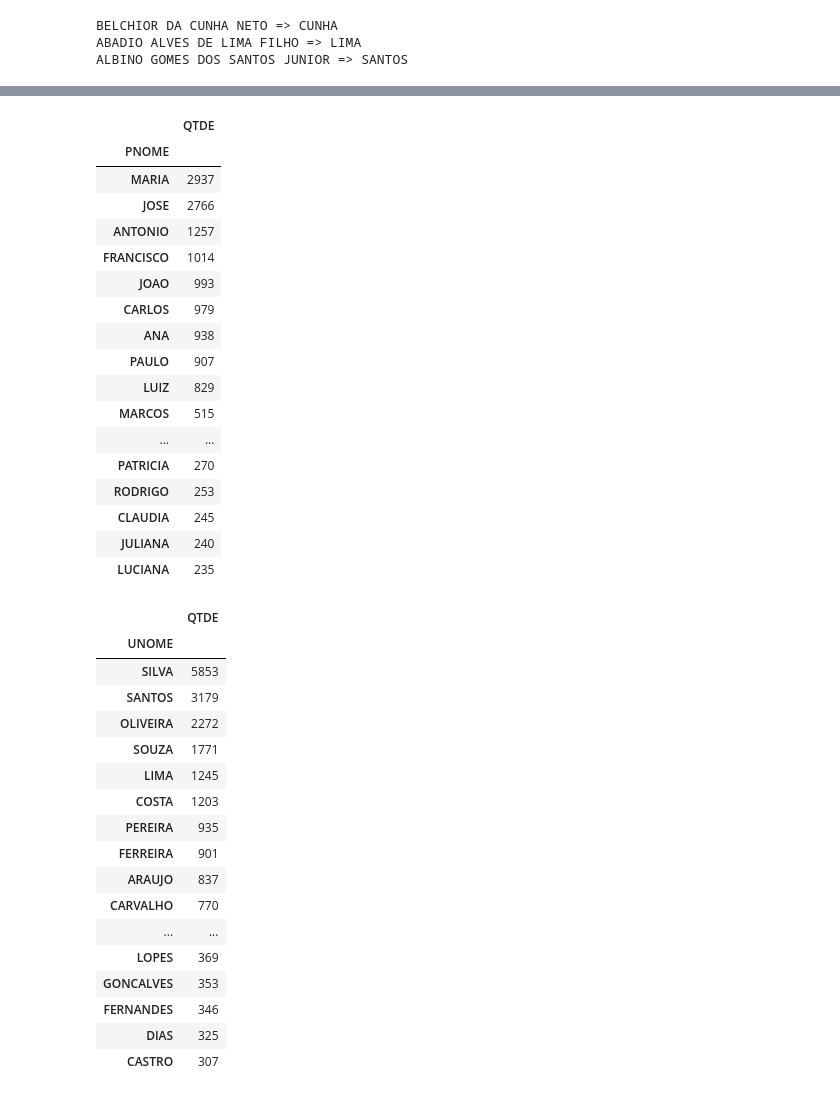
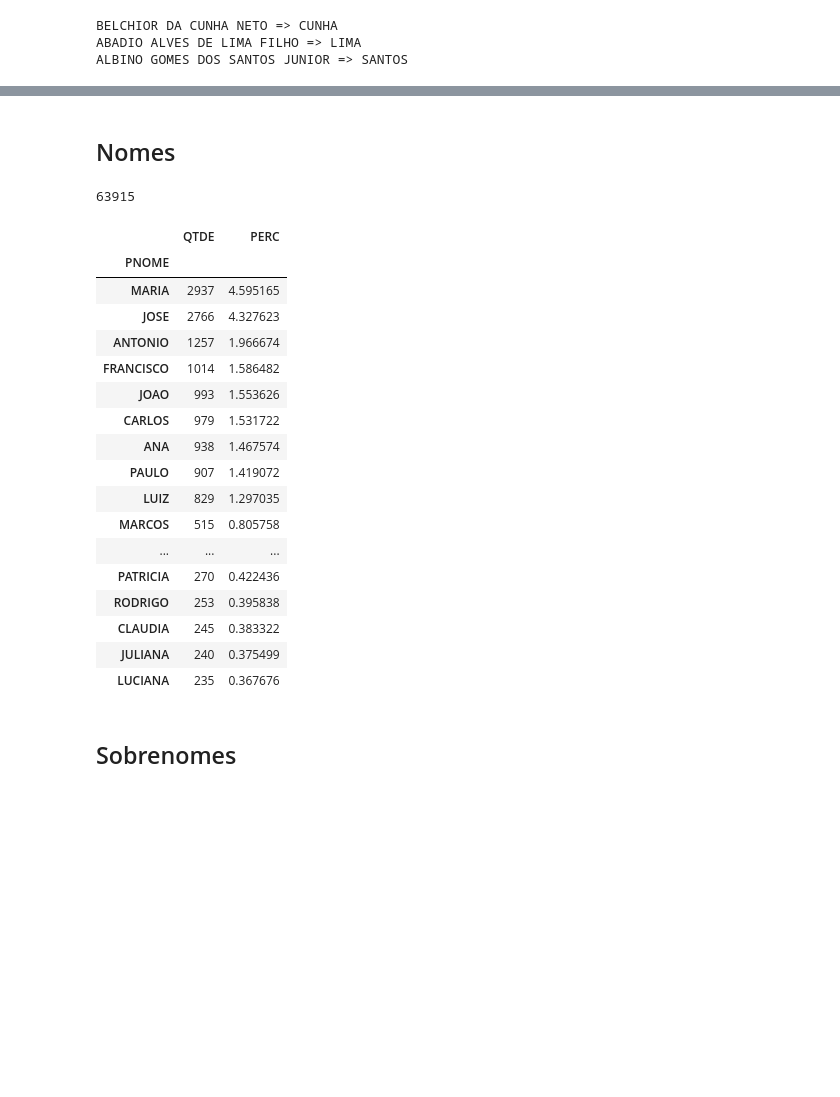
Before and after one commit to hjort/analise-pessoas-brasil, a Jupyter notebook: 41-analise-servidores-afastamento.ipynb, the cells around one changed output, grey strips where cells are left out. Cells and saved outputs as stored; diff of their text form; code cells hidden in the pictures; blank space fills up the shorter version.

```diff
--- a/41-analise-servidores-afastamento.ipynb
+++ b/41-analise-servidores-afastamento.ipynb
@@ -105,51 +105,42 @@ df_afasta.head(30)
 | 8808355 | ABEL MULLER DE OLIVEIRA | ABEL MULLER OLIVEIRA | ABEL | OLIVEIRA |
 | 8316428 | ABEL QUARESMA DE SOUZA | ABEL QUARESMA SOUZA | ABEL | SOUZA |
 | 6709750 | ABEL SOUZA DA MACENA | ABEL SOUZA MACENA | ABEL | MACENA |
+# %% [markdown]
+## Nomes
 # %%
 maiores_nomes = df_afasta[['PNOME', 'UNOME']].\
     groupby(['PNOME']).count().sort_values(['UNOME'], ascending=False)
 maiores_nomes.rename(columns={'UNOME': 'QTDE'}, inplace=True)
-maiores_nomes.head(30)
-# %% [output]
-|  | QTDE |
-| PNOME |  |
-| MARIA | 2937 |
-| JOSE | 2766 |
-| ANTONIO | 1257 |
-| FRANCISCO | 1014 |
-| JOAO | 993 |
-| CARLOS | 979 |
-| ANA | 938 |
-| PAULO | 907 |
-| LUIZ | 829 |
-| MARCOS | 515 |
-| ... | ... |
-| PATRICIA | 270 |
-| RODRIGO | 253 |
-| CLAUDIA | 245 |
-| JULIANA | 240 |
-| LUCIANA | 235 |
+# %%
+qtd_total = maiores_nomes['QTDE'].sum()
+qtd_total
+# %% [output]
+63915
+# %%
+maiores_nomes['PERC'] = maiores_nomes['QTDE'].apply(lambda x: x / qtd_total * 100.0)
+maiores_nomes.head(30)
+# %% [output]
+|  | QTDE | PERC |
+| PNOME |  |  |
+| MARIA | 2937 | 4.595165 |
+| JOSE | 2766 | 4.327623 |
+| ANTONIO | 1257 | 1.966674 |
+| FRANCISCO | 1014 | 1.586482 |
+| JOAO | 993 | 1.553626 |
+| CARLOS | 979 | 1.531722 |
+| ANA | 938 | 1.467574 |
+| PAULO | 907 | 1.419072 |
+| LUIZ | 829 | 1.297035 |
+| MARCOS | 515 | 0.805758 |
+| ... | ... | ... |
+| PATRICIA | 270 | 0.422436 |
+| RODRIGO | 253 | 0.395838 |
+| CLAUDIA | 245 | 0.383322 |
+| JULIANA | 240 | 0.375499 |
+| LUCIANA | 235 | 0.367676 |
+# %% [markdown]
+## Sobrenomes
 # %%
 maiores_sobrenomes = df_afasta[['PNOME', 'UNOME']].\
     groupby(['UNOME']).count().sort_values(['PNOME'], ascending=False)
 maiores_sobrenomes.rename(columns={'PNOME': 'QTDE'}, inplace=True)
-maiores_sobrenomes.head(30)
-# %% [output]
-|  | QTDE |
-| UNOME |  |
-| SILVA | 5853 |
-| SANTOS | 3179 |
-| OLIVEIRA | 2272 |
-| SOUZA | 1771 |
-| LIMA | 1245 |
-| COSTA | 1203 |
-| PEREIRA | 935 |
-| FERREIRA | 901 |
-| ARAUJO | 837 |
-| CARVALHO | 770 |
-| ... | ... |
-| LOPES | 369 |
-| GONCALVES | 353 |
-| FERNANDES | 346 |
-| DIAS | 325 |
-| CASTRO | 307 |
```
Also changed, not shown: parts of 1 cell of this notebook, 4 other files.
